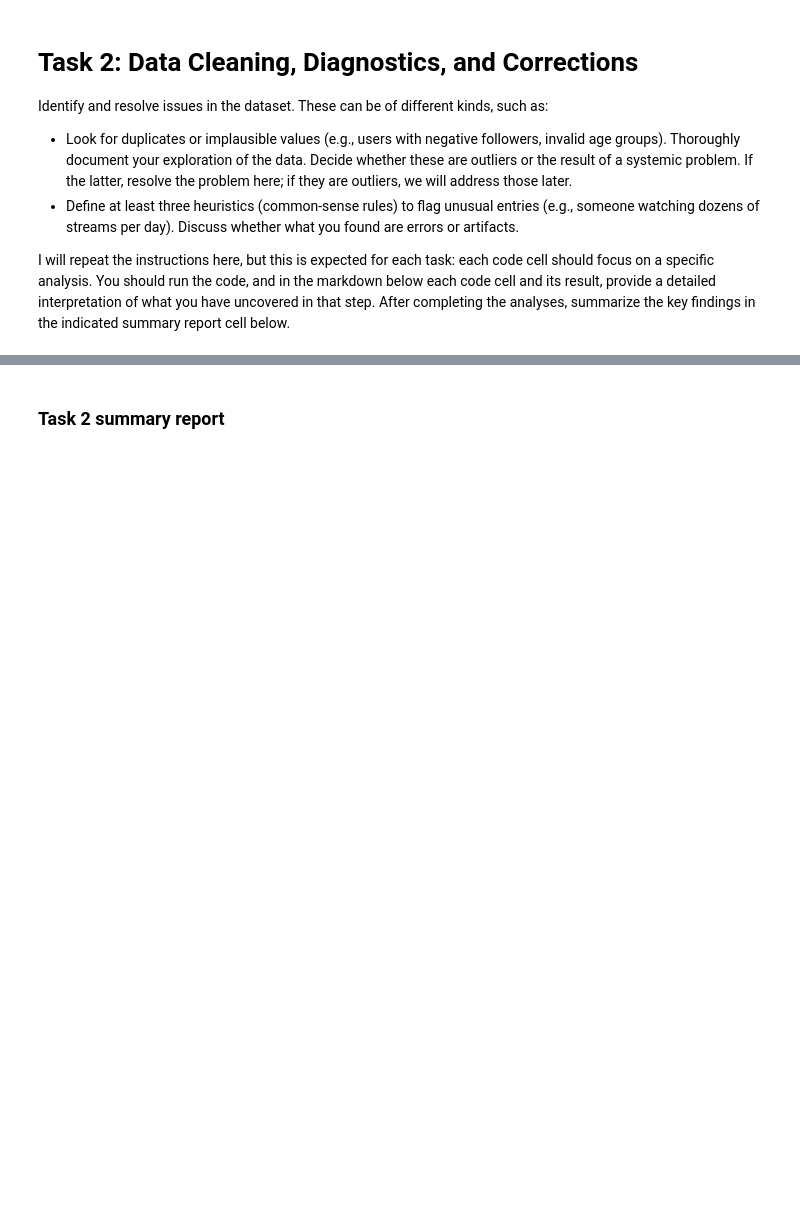
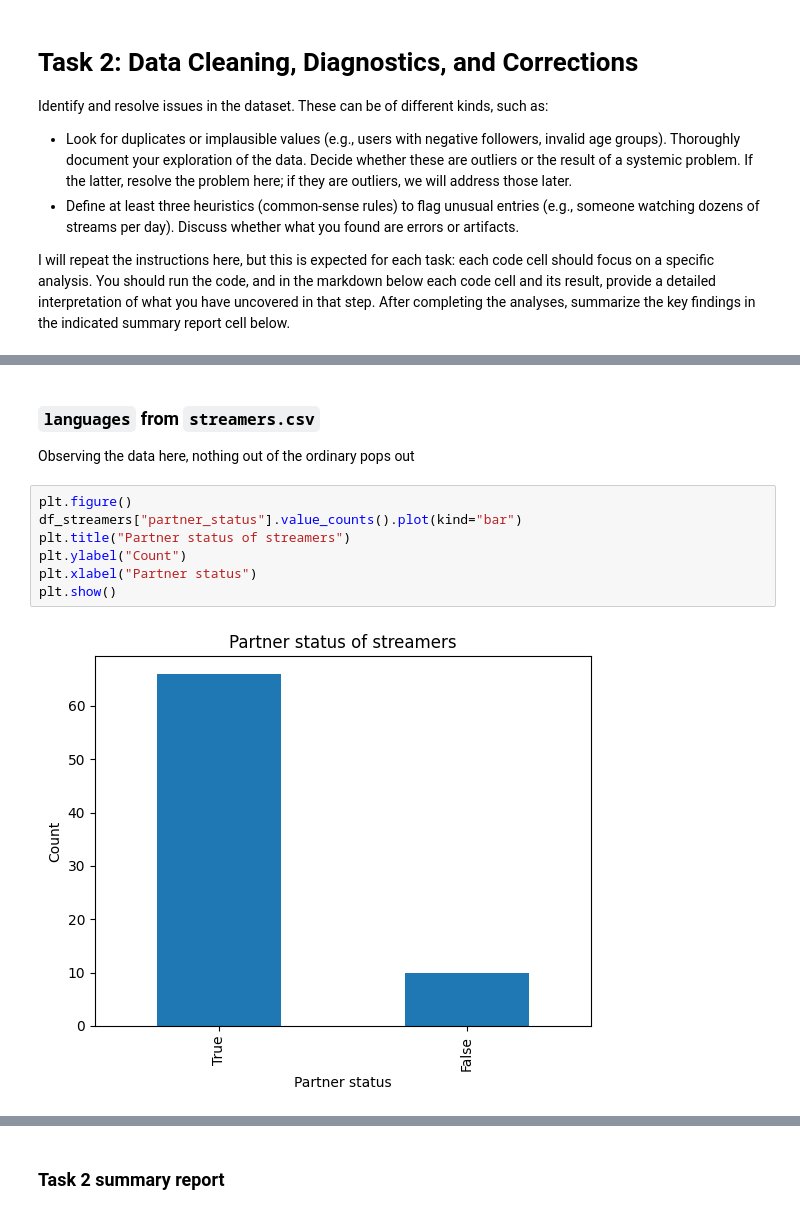
Before and after one commit to atifmmahmud/mahmud_atif_Assignment01, a Jupyter notebook: iat461_a1_atifm.ipynb, the cells around one changed output, grey strips where cells are left out. Cells and saved outputs as stored; diff of their text form; blank space fills up the shorter version.

```diff
--- a/iat461_a1_atifm.ipynb
+++ b/iat461_a1_atifm.ipynb
@@ -338,0 +370,13 @@ I will repeat the instructions here, but this is expected for each task: each co
+# %% [markdown]
+### `languages` from `streamers.csv`
+
+Observing the data here, nothing out of the ordinary pops out
+# %%
+plt.figure()
+df_streamers["partner_status"].value_counts().plot(kind="bar")
+plt.title("Partner status of streamers")
+plt.ylabel("Count")
+plt.xlabel("Partner status")
+plt.show()
+# %% [output]
+[figure, added]
```
Also changed, not shown: parts of 19 cells of this notebook.
